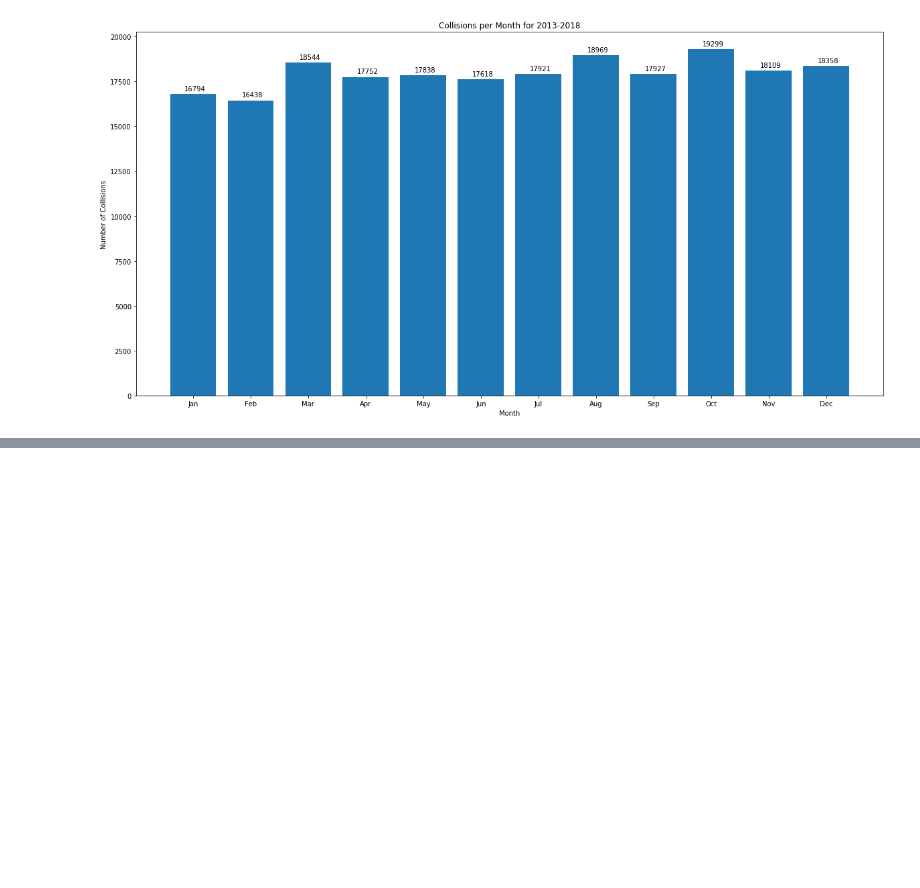
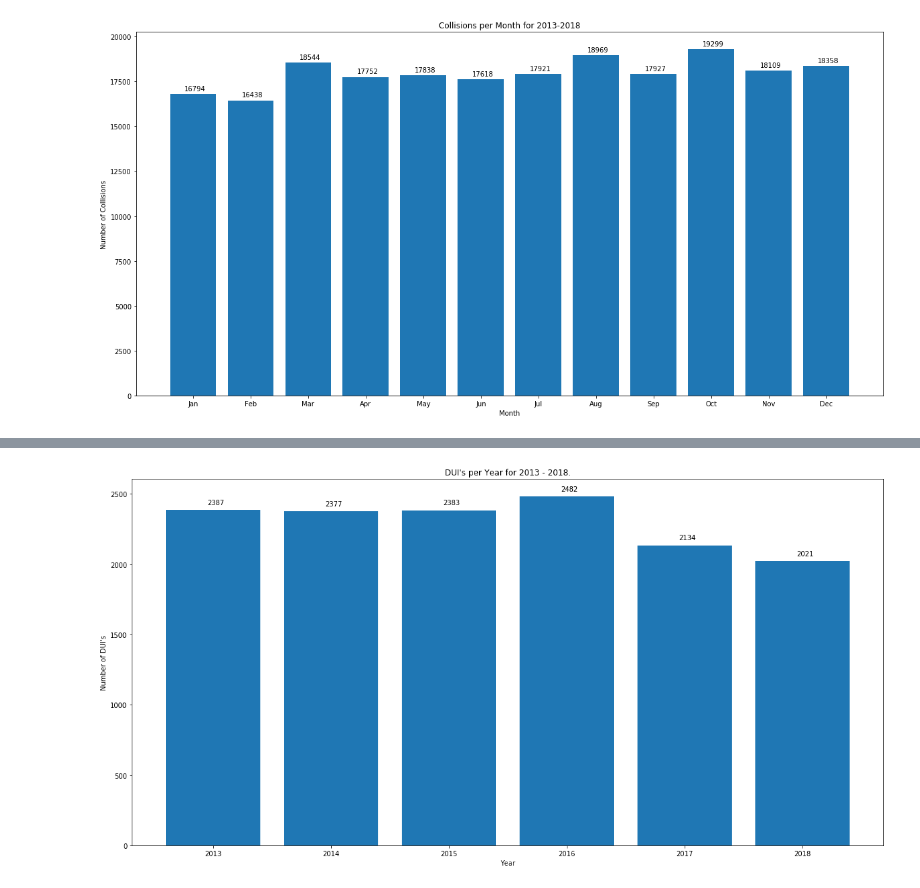
Before and after one commit to thomasdoan/LA_Collisions, a Jupyter notebook: Collisions.ipynb, the cells around one changed output, grey strips where cells are left out. Drawn from its saved outputs; the diff is of its cells as text; code cells hidden in the pictures; blank space fills up the shorter version.

```diff
--- a/Collisions.ipynb
+++ b/Collisions.ipynb
@@ -69,14 +65,14 @@ plt.show()
 # %%
 # Collisions grouped by month for the years 2013-2018
 month_counts = collisions['month_'].value_counts()
-fig, ax = plt.subplots(figsize=(20, 10))
+fig2, ax2 = plt.subplots(figsize=(20, 10))
 
-ax.bar(month_counts.index, month_counts)
+ax2.bar(month_counts.index, month_counts)
 
-ax.set_xticks(list(range(1, 13)))
-ax.set_xticklabels(['Jan', 'Feb', 'Mar', 'Apr', 'May', 'Jun', 'Jul', 'Aug', 'Sep', 'Oct', 'Nov', 'Dec'])
+ax2.set_xticks(list(range(1, 13)))
+ax2.set_xticklabels(['Jan', 'Feb', 'Mar', 'Apr', 'May', 'Jun', 'Jul', 'Aug', 'Sep', 'Oct', 'Nov', 'Dec'])
 for i, v in month_counts.items():
-    ax.text(i - .15, v + 200, str(v))
+    ax2.text(i - .15, v + 200, str(v))
 plt.title('Collisions per Month for 2013-2018')
 plt.xlabel('Month')
 plt.ylabel('Number of Collisions')
@@ -102,2 +99,20 @@ pio.write_html(fig, file='hello_world.html', auto_open=True)
 # %% [output]
 [interactive output not drawn]
+# %%
+# DUI's
+# 01 - Driving or Bicycling Under the Influence of Alcohol or Drug
+dui = collisions[collisions['pcf_viol_category'] == '01']
+dui_counts = dui['accident_year'].value_counts()
+
+fig3 = plt.figure(figsize=(20, 10))
+ax3 = fig3.add_subplot()
+
+plt.bar(dui_counts.index, dui_counts)
+for i, v in dui_counts.items():
+    ax3.text(i - .05, v + 40, str(v))
+
+plt.title('DUI\'s per Year for 2013 - 2018.')
+plt.xlabel('Year')
+plt.ylabel('Number of DUI\'s');
+# %% [output]
+[figure, added]
```
Also changed, not shown: parts of 5 cells of this notebook.
